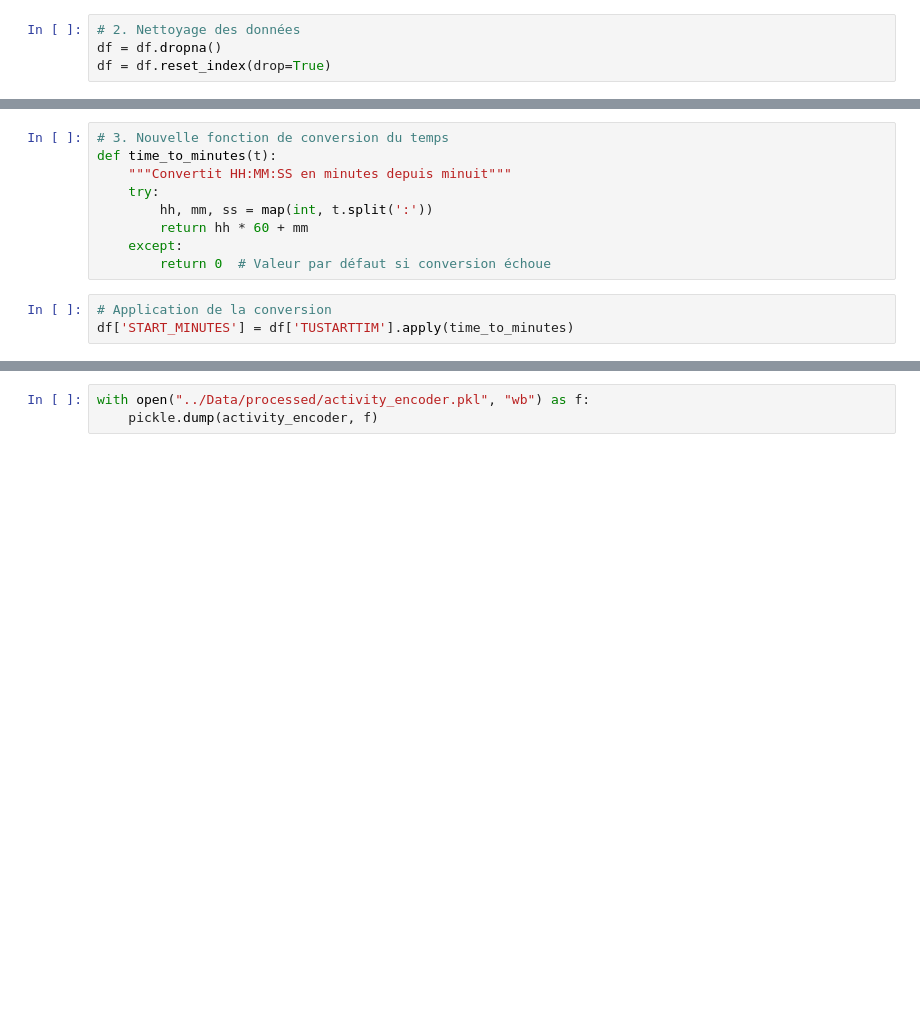
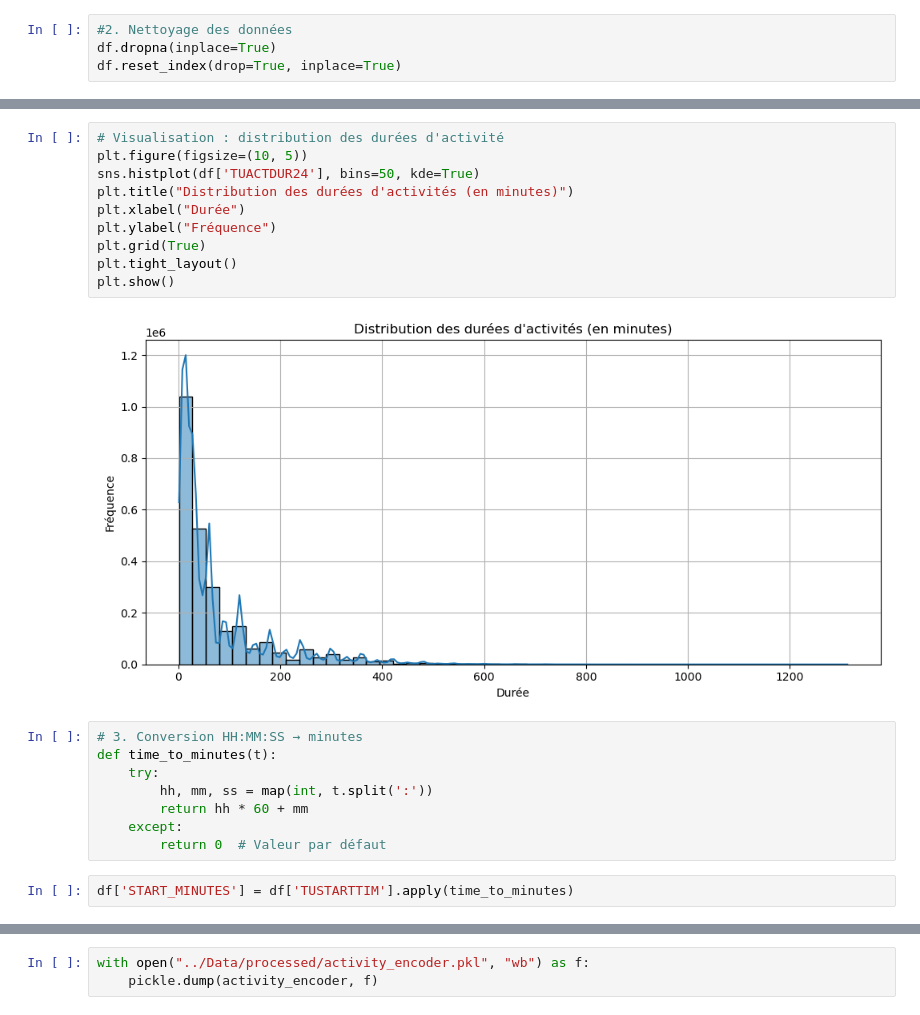
Before and after one commit to ennajari/Optimisation-de-plannings-avec-DQN, a Jupyter notebook: notebooks/2_data_preprocessing.ipynb, the cells around one changed output, grey strips where cells are left out. Cells and saved outputs as stored; diff of their text form; blank space fills up the shorter version.

Commit message:
Fréquence

```diff
--- a/notebooks/2_data_preprocessing.ipynb
+++ b/notebooks/2_data_preprocessing.ipynb
@@ -16,4 +51,4 @@ df = pd.read_csv("../Data/raw/atus_full_selected.csv", usecols=cols_to_load)
 # %%
-# 2. Nettoyage des données
-df = df.dropna()
-df = df.reset_index(drop=True)
+#2. Nettoyage des données
+df.dropna(inplace=True)
+df.reset_index(drop=True, inplace=True)
@@ -20,12 +67,22 @@ df = df.reset_index(drop=True)
+# %%
+# Visualisation : distribution des durées d'activité
+plt.figure(figsize=(10, 5))
+sns.histplot(df['TUACTDUR24'], bins=50, kde=True)
+plt.title("Distribution des durées d'activités (en minutes)")
+plt.xlabel("Durée")
+plt.ylabel("Fréquence")
+plt.grid(True)
+plt.tight_layout()
+plt.show()
+# %% [output]
+[figure, added]
 # %%
-# 3. Nouvelle fonction de conversion du temps
+# 3. Conversion HH:MM:SS → minutes
 def time_to_minutes(t):
-    """Convertit HH:MM:SS en minutes depuis minuit"""
     try:
         hh, mm, ss = map(int, t.split(':'))
         return hh * 60 + mm
     except:
-        return 0  # Valeur par défaut si conversion échoue
+        return 0  # Valeur par défaut
 # %%
-# Application de la conversion
 df['START_MINUTES'] = df['TUSTARTTIM'].apply(time_to_minutes)
```
Also changed, not shown: parts of 14 cells of this notebook, 5 other files.
